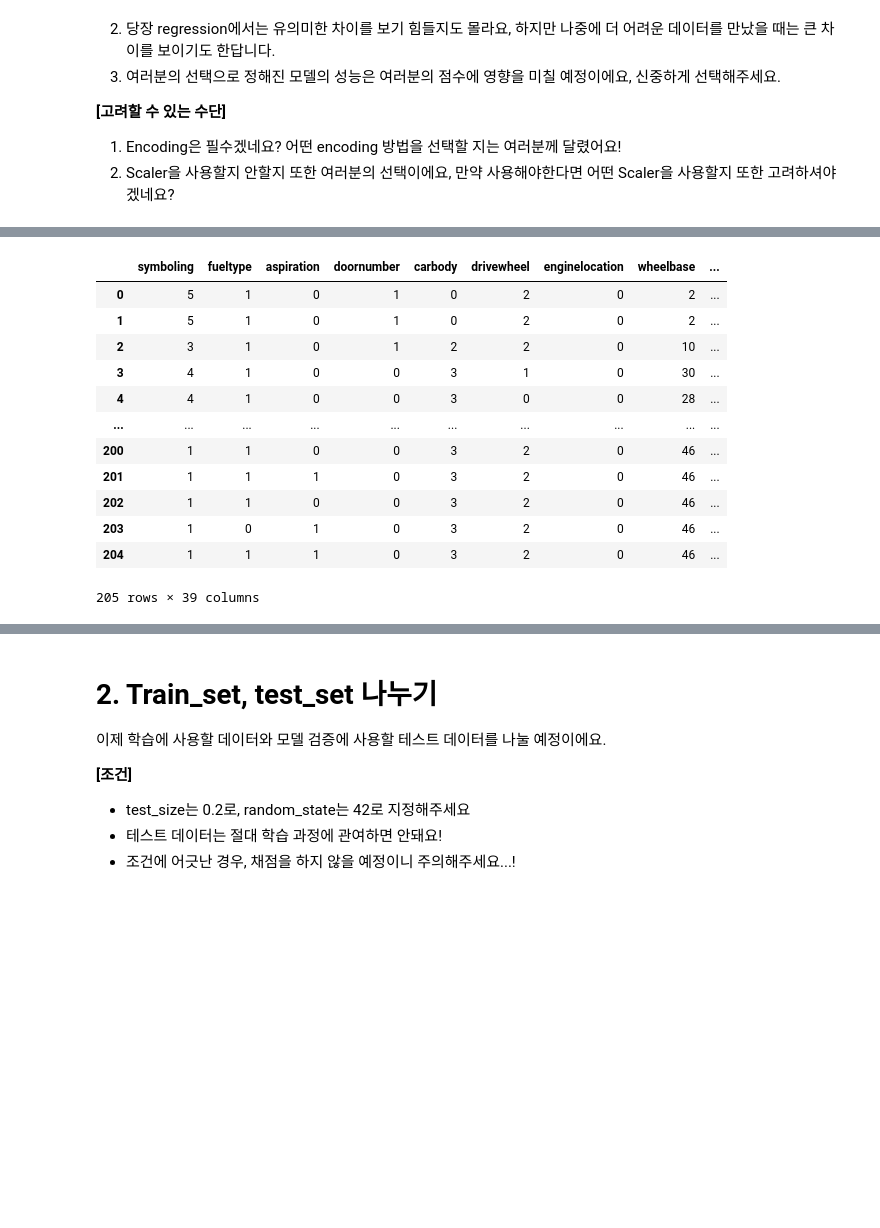
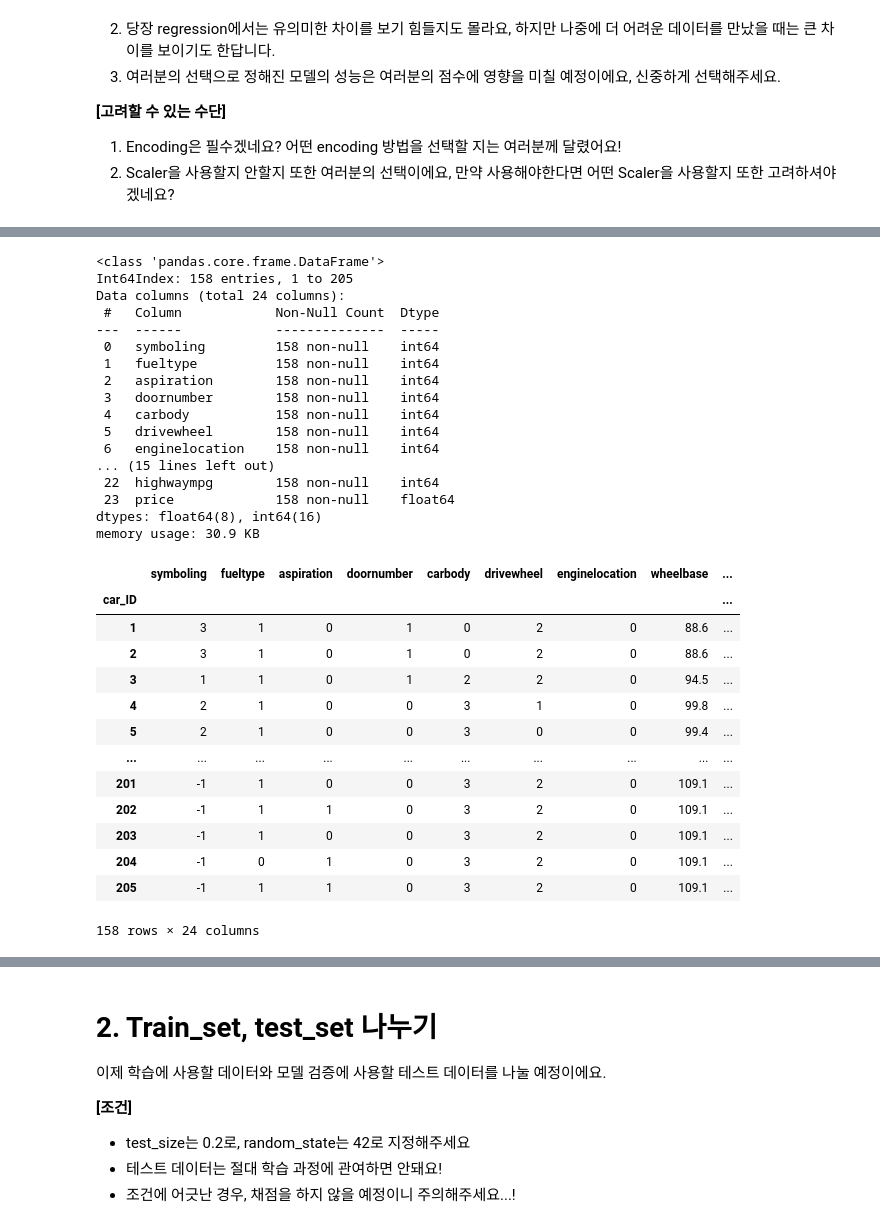
Before and after one commit to SimMinhyung/DAP, a Jupyter notebook: Lecture8심민형.ipynb, the cells around one changed output, grey strips where cells are left out. Saved outputs shown, nothing was run; the diff lists cells and outputs as text; code cells hidden in the pictures; blank space fills up the shorter version.

```diff
--- a/Lecture8심민형.ipynb
+++ b/Lecture8심민형.ipynb
@@ -139,9 +155,25 @@ Data를 원하는 방법으로 전처리하세요.
 1. Encoding은 필수겠네요? 어떤 encoding 방법을 선택할 지는 여러분께 달렸어요!
 2. Scaler을 사용할지 안할지 또한 여러분의 선택이에요, 만약 사용해야한다면 어떤 Scaler을 사용할지 또한 고려하셔야겠네요?
 # %%
+lista=["symboling","wheelbase",'carlength','carwidth','enginesize','boreratio','stroke','horsepower',"peakrpm"]
 
+for i in range(9):
+  attribute = lista[i]
+  print(attribute)
+
+
+  Q1=df_price[attribute].quantile(.25)
+  Q3=df_price[attribute].quantile(.75)
+  IQR = Q3-Q1
+  outlier_step = 1.5 * IQR
+  df_price = df_price[(df_price[attribute] > Q1-outlier_step) & (df_price[attribute] < Q3 + outlier_step)]
+
+
+'''
 ## 원하는 방법으로 데이터를 전처리하세요 ##
 from sklearn.preprocessing import StandardScaler
+
+
 
 dfNoMissing = df_price.dropna()
 
@@ -152,10 +184,10 @@ dfNumeric = dfNoMissing.select_dtypes(include='number')
 stdScaler = StandardScaler()
 
 # fit and transform the data
-dfStd = pd.DataFrame(stdScaler.fit_transform(dfNumeric),
-                          columns=dfNumeric.columns)
+dfStd = pd.DataFrame(stdScaler.fit_transform(dfNumeric),columns=dfNumeric.columns)
 
 
-
-dfStd.head()
+dfStd
+'''
+df_price
 # %% [output]
@@ -168,31 +217,54 @@ dfStd.head()
 # %%
 from sklearn.preprocessing import LabelEncoder
 
 # create a encoder object
 enc = LabelEncoder()
-
+lista = ['fueltype' ,'aspiration' ,'doornumber','carbody','drivewheel','enginelocation','fuelsystem','enginetype','cylindernumber']
 # create empthy dataframe
 dfEnc = pd.DataFrame()
 
 # fill up data frame with encoded attribute using iteration
 for col in df_price.columns:
-  dfEnc[col] = enc.fit_transform(df_price[col])
+  if col in lista : dfEnc[col] = enc.fit_transform(df_price[col])
+  else : dfEnc[col] = df_price[col]
 
 dfEnc.head()
 
-dfProcessed = pd.concat((dfEnc, dfStd), axis=1)
-dfProcessed
+dfEnc.info()
+# dfProcessed = pd.concat((dfEnc, df_price), axis=1)
+# dfProcessed
+
+# dfProcessed.info()
+dfEnc
 # %% [output]
+<class 'pandas.core.frame.DataFrame'>
+Int64Index: 158 entries, 1 to 205
+Data columns (total 24 columns):
+ #   Column            Non-Null Count  Dtype
+---  ------            --------------  -----
+ 0   symboling         158 non-null    int64
+ 1   fueltype          158 non-null    int64
+ 2   aspiration        158 non-null    int64
+ 3   doornumber        158 non-null    int64
+ 4   carbody           158 non-null    int64
+ 5   drivewheel        158 non-null    int64
+ 6   enginelocation    158 non-null    int64
+... (15 lines left out)
+ 22  highwaympg        158 non-null    int64
+ 23  price             158 non-null    float64
+dtypes: float64(8), int64(16)
+memory usage: 30.9 KB
 |  | symboling | fueltype | aspiration | doornumber | carbody | drivewheel | enginelocation | wheelbase | ... |
-| 0 | 5 | 1 | 0 | 1 | 0 | 2 | 0 | 2 | ... |
-| 1 | 5 | 1 | 0 | 1 | 0 | 2 | 0 | 2 | ... |
-| 2 | 3 | 1 | 0 | 1 | 2 | 2 | 0 | 10 | ... |
-| 3 | 4 | 1 | 0 | 0 | 3 | 1 | 0 | 30 | ... |
-| 4 | 4 | 1 | 0 | 0 | 3 | 0 | 0 | 28 | ... |
+| car_ID |  |  |  |  |  |  |  |  | ... |
+| 1 | 3 | 1 | 0 | 1 | 0 | 2 | 0 | 88.6 | ... |
+| 2 | 3 | 1 | 0 | 1 | 0 | 2 | 0 | 88.6 | ... |
+| 3 | 1 | 1 | 0 | 1 | 2 | 2 | 0 | 94.5 | ... |
+| 4 | 2 | 1 | 0 | 0 | 3 | 1 | 0 | 99.8 | ... |
+| 5 | 2 | 1 | 0 | 0 | 3 | 0 | 0 | 99.4 | ... |
 | ... | ... | ... | ... | ... | ... | ... | ... | ... | ... |
-| 200 | 1 | 1 | 0 | 0 | 3 | 2 | 0 | 46 | ... |
-| 201 | 1 | 1 | 1 | 0 | 3 | 2 | 0 | 46 | ... |
-| 202 | 1 | 1 | 0 | 0 | 3 | 2 | 0 | 46 | ... |
-| 203 | 1 | 0 | 1 | 0 | 3 | 2 | 0 | 46 | ... |
-| 204 | 1 | 1 | 1 | 0 | 3 | 2 | 0 | 46 | ... |
+| 201 | -1 | 1 | 0 | 0 | 3 | 2 | 0 | 109.1 | ... |
+| 202 | -1 | 1 | 1 | 0 | 3 | 2 | 0 | 109.1 | ... |
+| 203 | -1 | 1 | 0 | 0 | 3 | 2 | 0 | 109.1 | ... |
+| 204 | -1 | 0 | 1 | 0 | 3 | 2 | 0 | 109.1 | ... |
+| 205 | -1 | 1 | 1 | 0 | 3 | 2 | 0 | 109.1 | ... |
-205 rows × 39 columns
+158 rows × 24 columns
```
Also changed, not shown: parts of 8 cells of this notebook.
